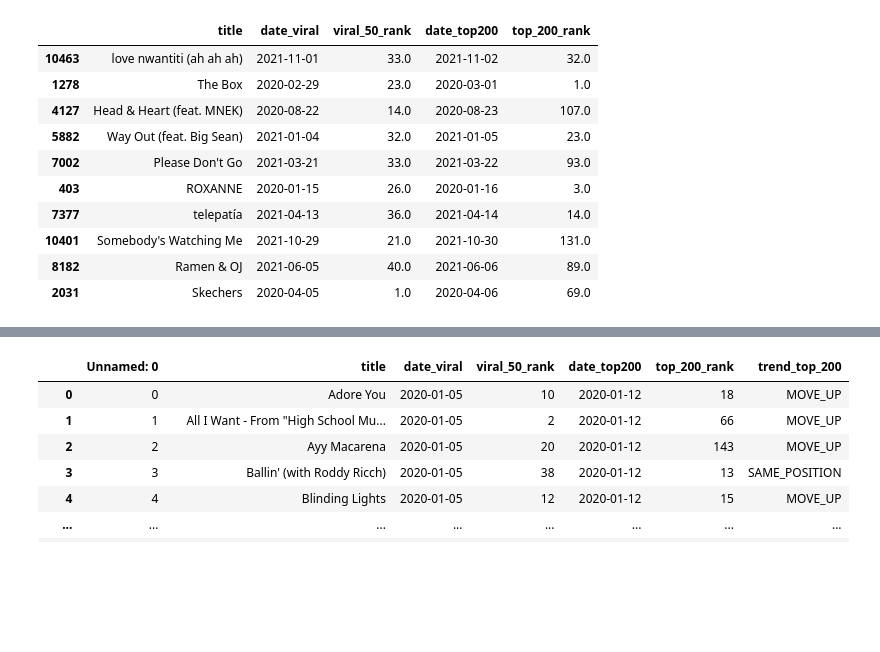
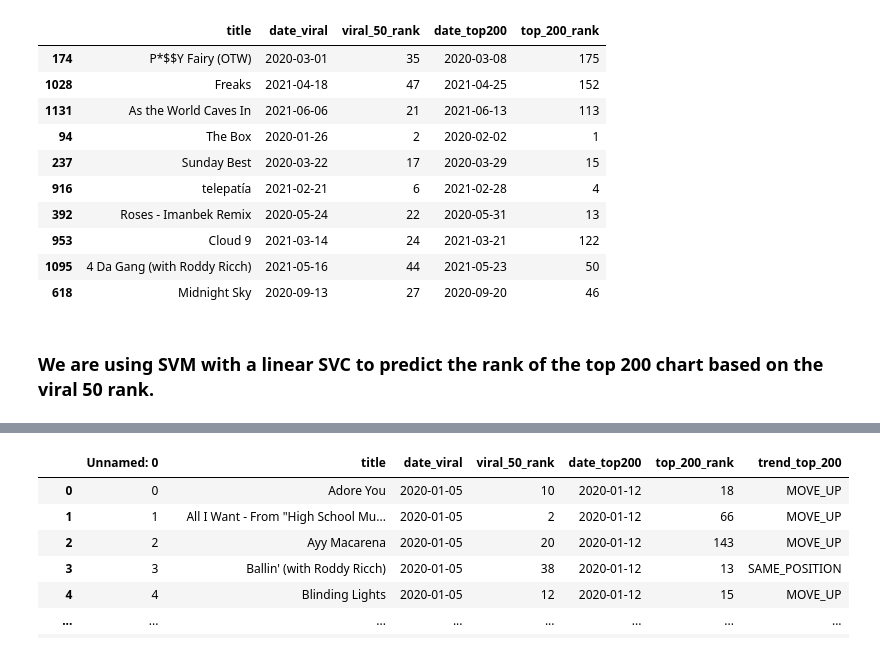
Before and after one commit to Falk358/data_science, a Jupyter notebook: project/03_prediction.ipynb, the cells around one changed output, grey strips where cells are left out. Cells and saved outputs as stored; diff of their text form; code cells hidden in the pictures; blank space fills up the shorter version.

```diff
--- a/project/03_prediction.ipynb
+++ b/project/03_prediction.ipynb
@@ -31,20 +33,20 @@ def export_classifier_to_df(classifier_dataframe: pd.DataFrame, name: str):
 # %%
-avg_ranks = pd.read_csv("../data/weekly_ranks_with_trends.csv")
-avg_ranks = avg_ranks.drop(columns=['trend'])
-avg_ranks.drop("Unnamed: 0",axis=1,inplace=True)
-avg_ranks.sample(10)
+df_weekly_ranks = pd.read_csv("../data/weekly_ranks.csv")
+df_weekly_ranks = df_weekly_ranks.drop(columns=['trend_viral_50'])
+df_weekly_ranks.drop("Unnamed: 0",axis=1,inplace=True)
+df_weekly_ranks.sample(10)
 # %% [output]
 |  | title | date_viral | viral_50_rank | date_top200 | top_200_rank |
-| 10463 | love nwantiti (ah ah ah) | 2021-11-01 | 33.0 | 2021-11-02 | 32.0 |
-| 1278 | The Box | 2020-02-29 | 23.0 | 2020-03-01 | 1.0 |
-| 4127 | Head & Heart (feat. MNEK) | 2020-08-22 | 14.0 | 2020-08-23 | 107.0 |
-| 5882 | Way Out (feat. Big Sean) | 2021-01-04 | 32.0 | 2021-01-05 | 23.0 |
-| 7002 | Please Don't Go | 2021-03-21 | 33.0 | 2021-03-22 | 93.0 |
-| 403 | ROXANNE | 2020-01-15 | 26.0 | 2020-01-16 | 3.0 |
-| 7377 | telepatía | 2021-04-13 | 36.0 | 2021-04-14 | 14.0 |
-| 10401 | Somebody's Watching Me | 2021-10-29 | 21.0 | 2021-10-30 | 131.0 |
-| 8182 | Ramen & OJ | 2021-06-05 | 40.0 | 2021-06-06 | 89.0 |
-| 2031 | Skechers | 2020-04-05 | 1.0 | 2020-04-06 | 69.0 |
+| 174 | P*$$Y Fairy (OTW) | 2020-03-01 | 35 | 2020-03-08 | 175 |
+| 1028 | Freaks | 2021-04-18 | 47 | 2021-04-25 | 152 |
+| 1131 | As the World Caves In | 2021-06-06 | 21 | 2021-06-13 | 113 |
+| 94 | The Box | 2020-01-26 | 2 | 2020-02-02 | 1 |
+| 237 | Sunday Best | 2020-03-22 | 17 | 2020-03-29 | 15 |
+| 916 | telepatía | 2021-02-21 | 6 | 2021-02-28 | 4 |
+| 392 | Roses - Imanbek Remix | 2020-05-24 | 22 | 2020-05-31 | 13 |
+| 953 | Cloud 9 | 2021-03-14 | 24 | 2021-03-21 | 122 |
+| 1095 | 4 Da Gang (with Roddy Ricch) | 2021-05-16 | 44 | 2021-05-23 | 50 |
+| 618 | Midnight Sky | 2020-09-13 | 27 | 2020-09-20 | 46 |
 # %%
 df_classifier_approach_1 = pd.DataFrame()
 # %%
@@ -54,6 +56,8 @@ xtest = xtest.reshape(-1,1)
 # %%
 # add truth values to dataframe
 add_to_classifier_df(df_classifier_approach_1, 'truth', ytest)
+# %% [markdown]
+### We are using SVM with a linear SVC to predict the rank of the top 200 chart based on the viral 50 rank.
 # %%
 # test with svm
 svm_linear = SVC(kernel='linear')
```
Also changed, not shown: parts of 26 cells of this notebook, 2 other files.
